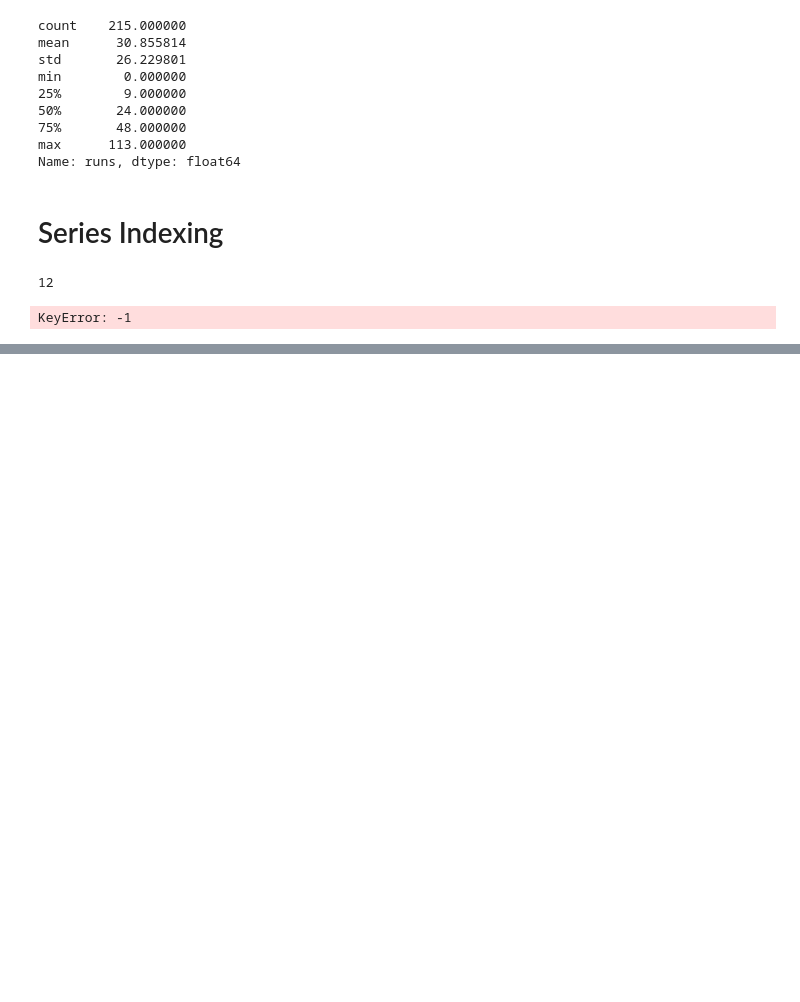
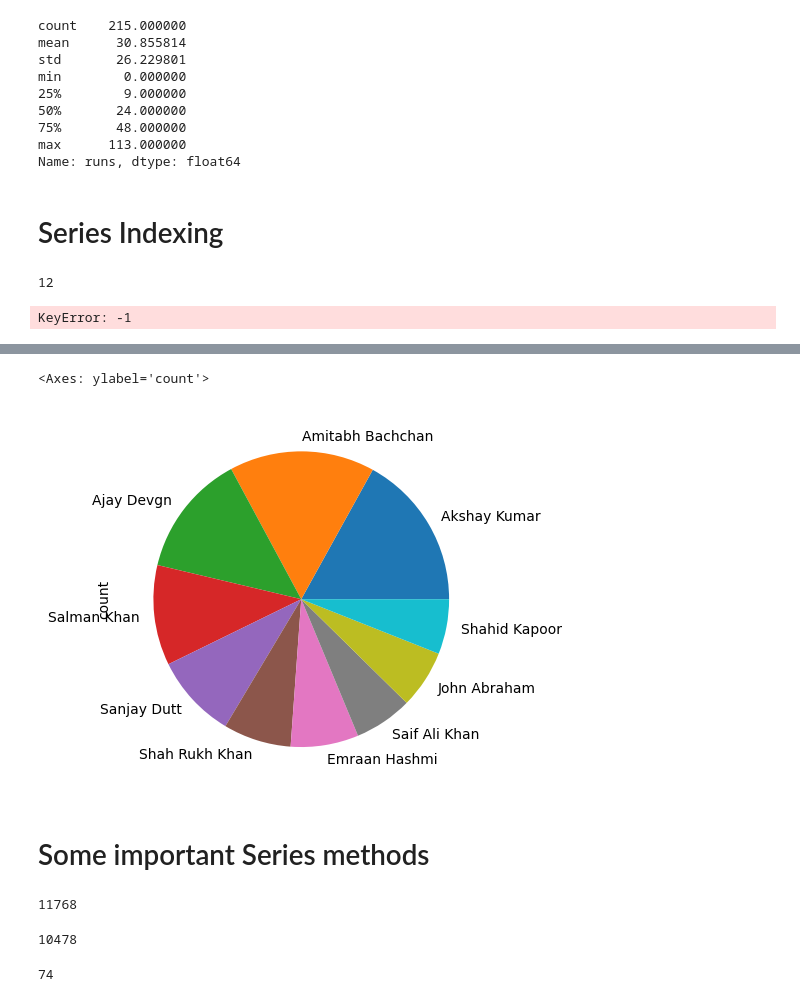
Before and after one commit to Anjalikhot2000/Numpy-pandas-matplotlib-seaborn-for-AIML, a Jupyter notebook: 04_pandas_series.ipynb, the cells around one changed output, grey strips where cells are left out. Cells and saved outputs as stored; diff of their text form; code cells hidden in the pictures; blank space fills up the shorter version.

```diff
--- a/04_pandas_series.ipynb
+++ b/04_pandas_series.ipynb
@@ -318,0 +625,24 @@ KeyError: -1
+# %%
+bw.value_counts().head(10).plot(kind="pie")
+# %% [output]
+<Axes: ylabel='count'>
+[figure, added]
+# %% [markdown]
+# Some important Series methods
+# %%
+# astype
+# astype is used to change the datatype of a series
+import sys
+sys.getsizeof(vk)
+# %% [output]
+11768
+# %%
+sys.getsizeof(vk.astype('int16'))
+# %% [output]
+10478
+# %%
+# between
+# between is used to filter the values between a range
+vk[vk.between(20,50)].size
+# %% [output]
+74
```
Also changed, not shown: parts of 71 cells of this notebook.
